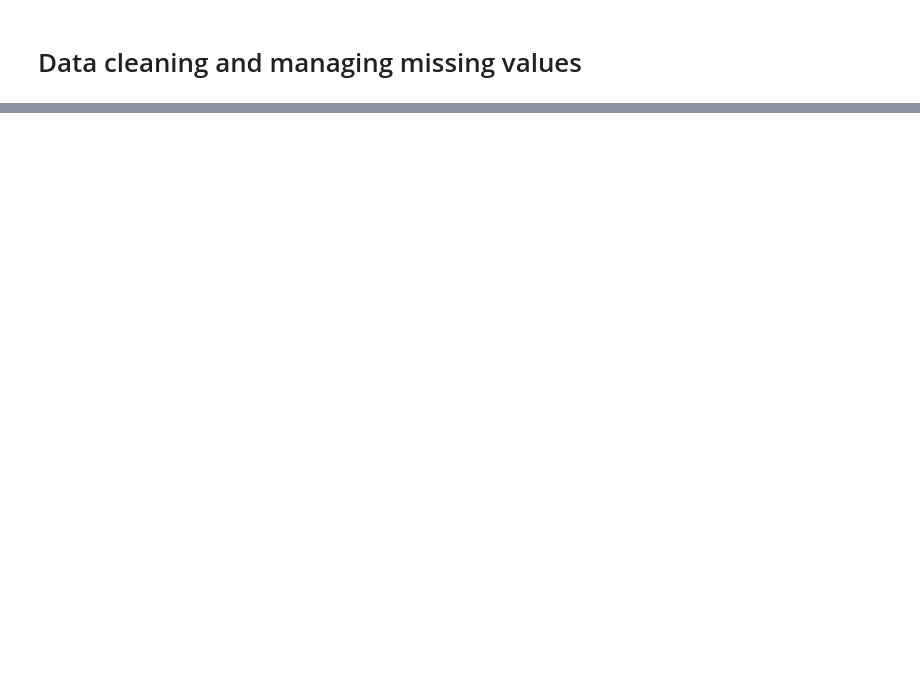
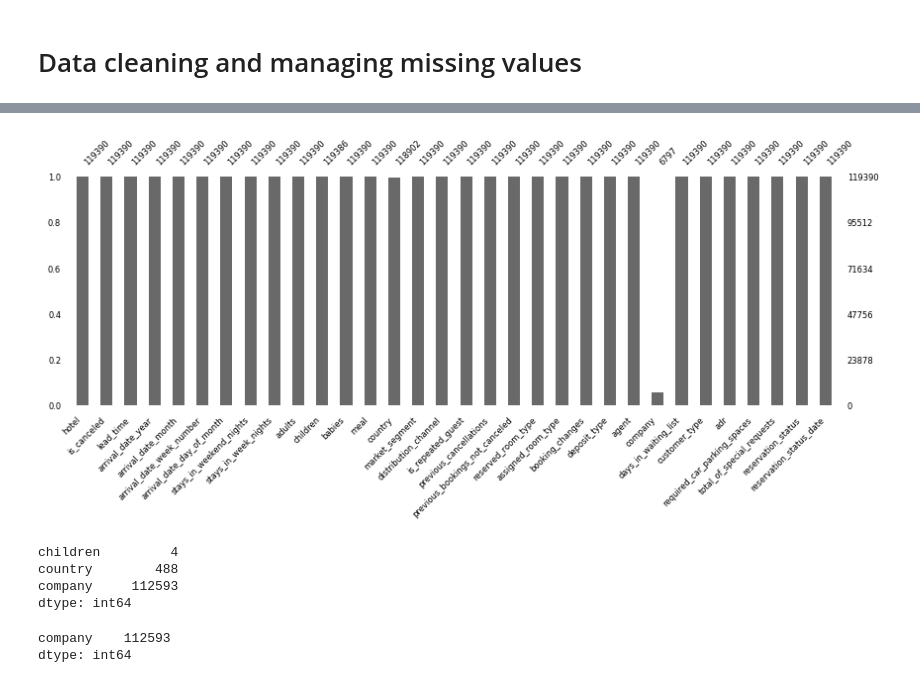
Before and after one commit to TheDandyCodes/TFG-ADE, a Jupyter notebook: EDA_booking_v2.ipynb, the cells around one changed output, grey strips where cells are left out. Cells and saved outputs as stored; diff of their text form; code cells hidden in the pictures; blank space fills up the shorter version.

```diff
--- a/EDA_booking_v2.ipynb
+++ b/EDA_booking_v2.ipynb
@@ -77,0 +58,3 @@ dtype: int64
+# %%
+df.loc[df.agent.isnull() == False, 'agent'] = 'Agent'
+df.head()
@@ -77,0 +69,2 @@ dtype: int64
+# %%
+df.agent.fillna('No_Agent', inplace=True)
@@ -77,0 +81,11 @@ dtype: int64
+# %%
+NaN = df.isnull().sum()[df.isnull().sum() > 0]
+msn.bar(df, figsize=(10, 3), fontsize=6)
+plt.show()
+NaN
+# %% [output]
+[figure, added]
+children         4
+country        488
+company     112593
+dtype: int64
@@ -77,0 +96,5 @@ dtype: int64
+# %%
+df.isnull().sum()[df.isnull().sum()>0]
+# %% [output]
+company    112593
+dtype: int64
```
Also changed, not shown: parts of 11 cells of this notebook.
